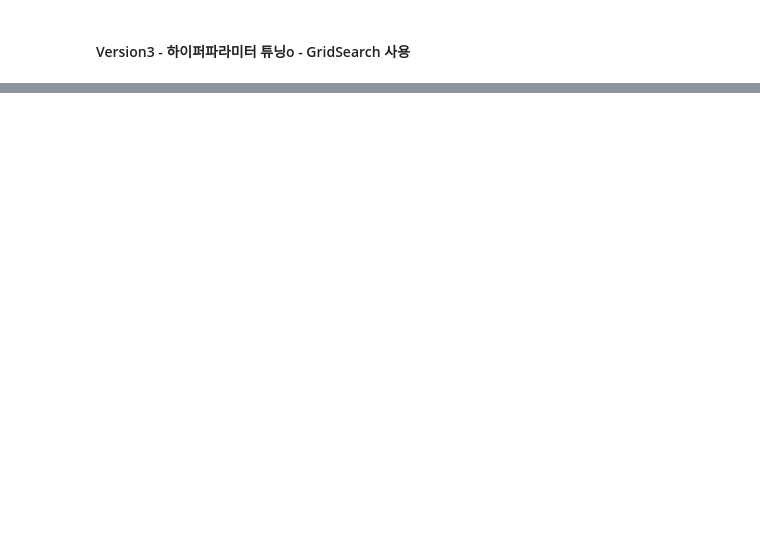
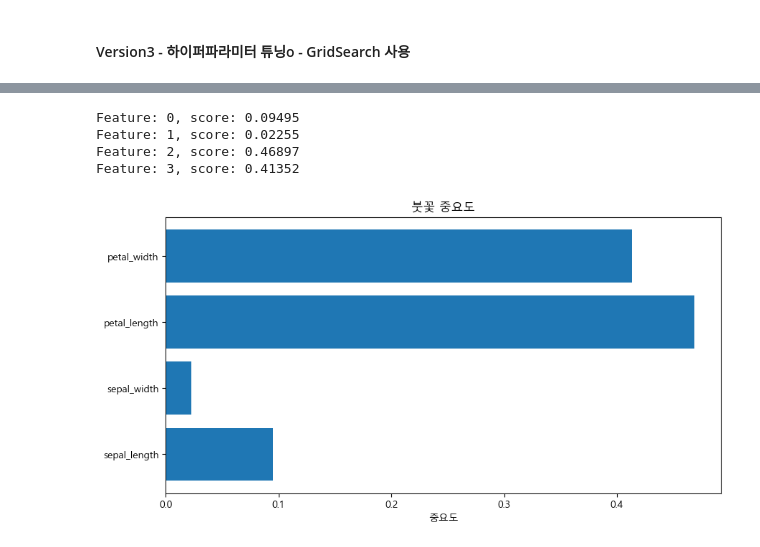
Before and after one commit to honeydanji/Python_Practice, a Jupyter notebook: Data_Practice/DataPractice03_붓꽃/Iris_RandomForest.ipynb, the cells around one changed output, grey strips where cells are left out. Drawn from its saved outputs; the diff is of its cells as text; code cells hidden in the pictures; blank space fills up the shorter version.

```diff
--- a/Data_Practice/DataPractice03_붓꽃/Iris_RandomForest.ipynb
+++ b/Data_Practice/DataPractice03_붓꽃/Iris_RandomForest.ipynb
@@ -287,0 +287,18 @@ importance =
+# %%
+## 중요도 그래프 그려서 출력하기
+importance = best_model.feature_importances_
+
+for i,v in enumerate(importance):
+    print('Feature: %0d, score: %.5f' % (i,v))
+
+plt.figure(figsize=(10,5))
+plt.barh([x for x in range(len(importance))], importance, tick_label=X_train.columns)
+plt.title('붓꽃 중요도')
+plt.xlabel('중요도')
+plt.show()
+# %% [output]
+Feature: 0, score: 0.09495
+Feature: 1, score: 0.02255
+Feature: 2, score: 0.46897
+Feature: 3, score: 0.41352
+[figure, added]
```
Also changed, not shown: parts of 11 cells of this notebook.
